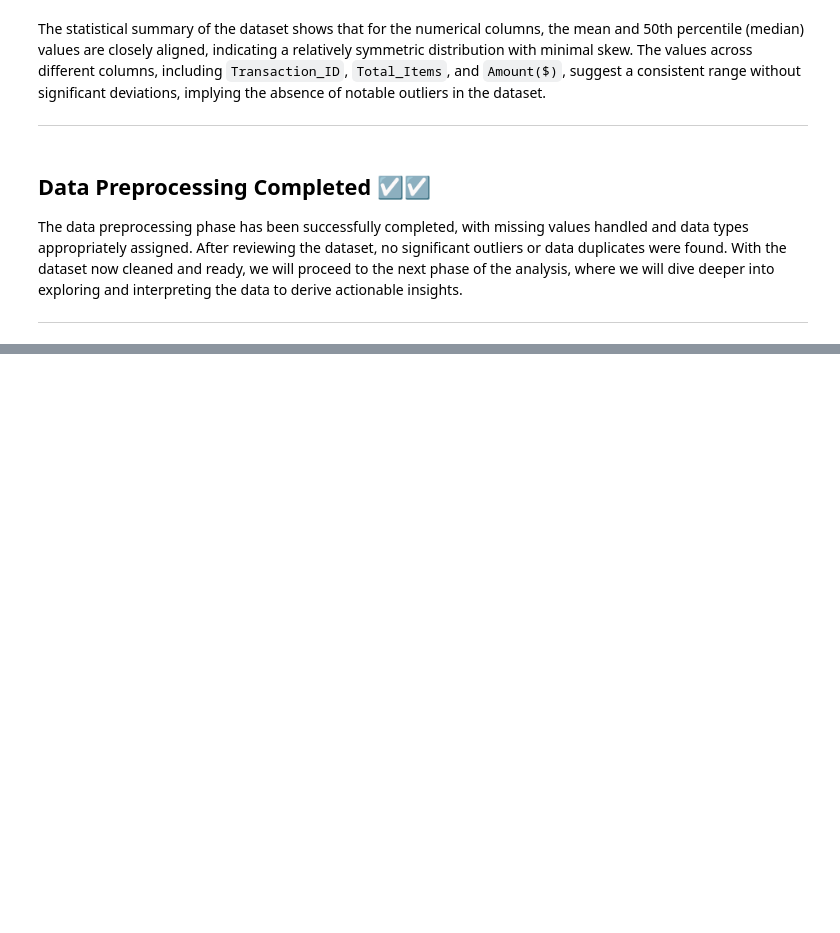
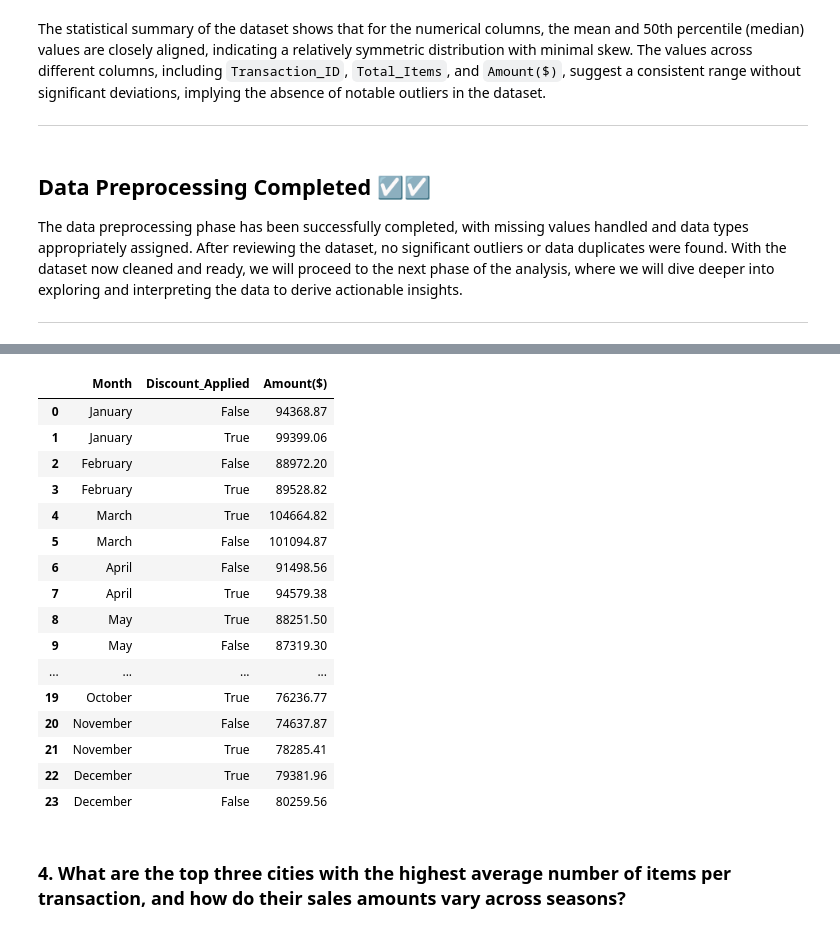
Before and after one commit to TanjiEvan/Python, a Jupyter notebook: Competition/Battle Of Insights/Solve.ipynb, the cells around one changed output, grey strips where cells are left out. Cells and saved outputs as stored; diff of their text form; code cells hidden in the pictures; blank space fills up the shorter version.

```diff
--- a/Competition/Battle Of Insights/Solve.ipynb
+++ b/Competition/Battle Of Insights/Solve.ipynb
@@ -178,0 +471,34 @@ The data preprocessing phase has been successfully completed, with missing value
+# %%
+# Extract only the month name (e.g., 'January', 'February', etc.)
+df['Month'] = df['Date'].dt.strftime('%B')
+
+# Group by Month and Discount status, summing the sales amounts
+sales_comparison = df.groupby(['Month', 'Discount_Applied'])['Amount($)'].sum().reset_index()
+
+# Sort by month order (using a predefined month order list)
+month_order = ['January', 'February', 'March', 'April', 'May', 'June', 'July', 'August', 'September', 'October', 'November', 'December']
+sales_comparison['Month'] = pd.Categorical(sales_comparison['Month'], categories=month_order, ordered=True)
+
+# Sort the data by month for chronological order
+sales_comparison = sales_comparison.sort_values(by='Month').reset_index(drop=True)
+
+# Display the result
+sales_comparison
+# %% [output]
+|  | Month | Discount_Applied | Amount($) |
+| 0 | January | False | 94368.87 |
+| 1 | January | True | 99399.06 |
+| 2 | February | False | 88972.20 |
+| 3 | February | True | 89528.82 |
+| 4 | March | True | 104664.82 |
+| 5 | March | False | 101094.87 |
+| 6 | April | False | 91498.56 |
+| 7 | April | True | 94579.38 |
+| 8 | May | True | 88251.50 |
+| 9 | May | False | 87319.30 |
+| ... | ... | ... | ... |
+| 19 | October | True | 76236.77 |
+| 20 | November | False | 74637.87 |
+| 21 | November | True | 78285.41 |
+| 22 | December | True | 79381.96 |
+| 23 | December | False | 80259.56 |
@@ -178,0 +606,2 @@ The data preprocessing phase has been successfully completed, with missing value
+# %% [markdown]
+### 4. What are the top three cities with the highest average number of items per transaction, and how do their sales amounts vary across seasons?
```
Also changed, not shown: parts of 25 cells of this notebook.
